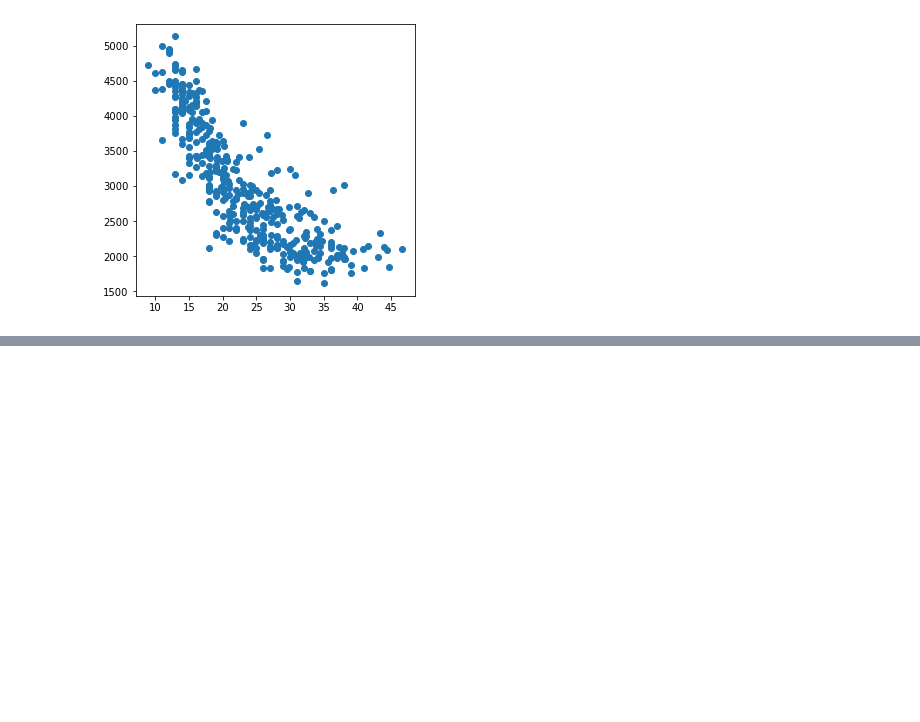
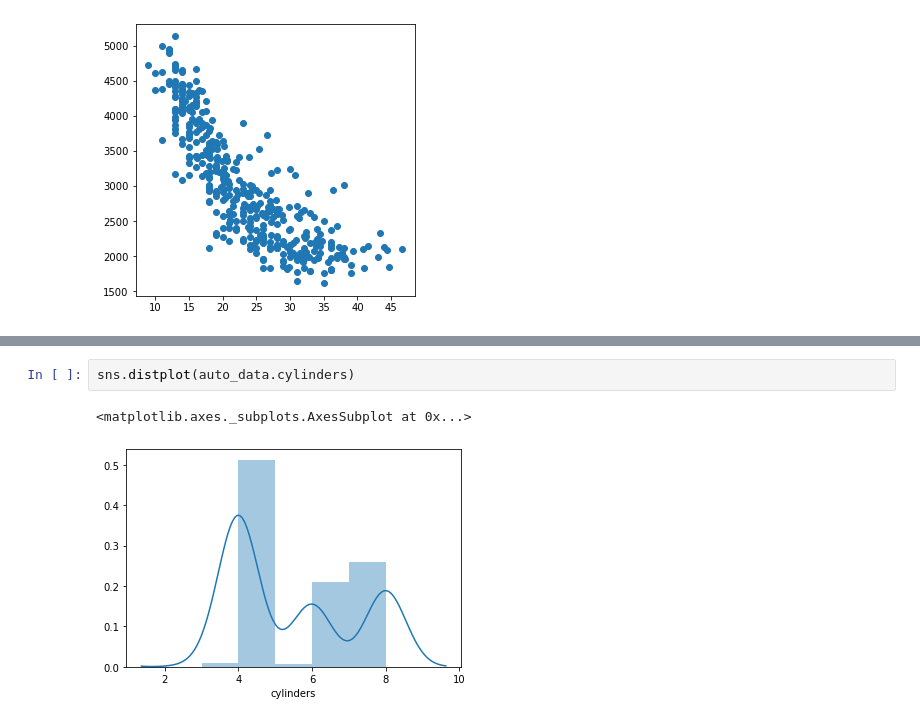
Before and after one commit to Iamsbharti/ML-AI, a Jupyter notebook: algorithms/Liner-Regression/auto_linear.ipynb, the cells around one changed output, grey strips where cells are left out. Saved outputs shown, nothing was run; the diff lists cells and outputs as text; blank space fills up the shorter version.

```diff
--- a/algorithms/Liner-Regression/auto_linear.ipynb
+++ b/algorithms/Liner-Regression/auto_linear.ipynb
@@ -119,0 +132,5 @@ plt.scatter(auto_data['mpg'],auto_data['weight']);
+# %%
+sns.distplot(auto_data.cylinders)
+# %% [output]
+<matplotlib.axes._subplots.AxesSubplot at 0x...>
+[figure, added]
```
Also changed, not shown: parts of 1 cell of this notebook.
